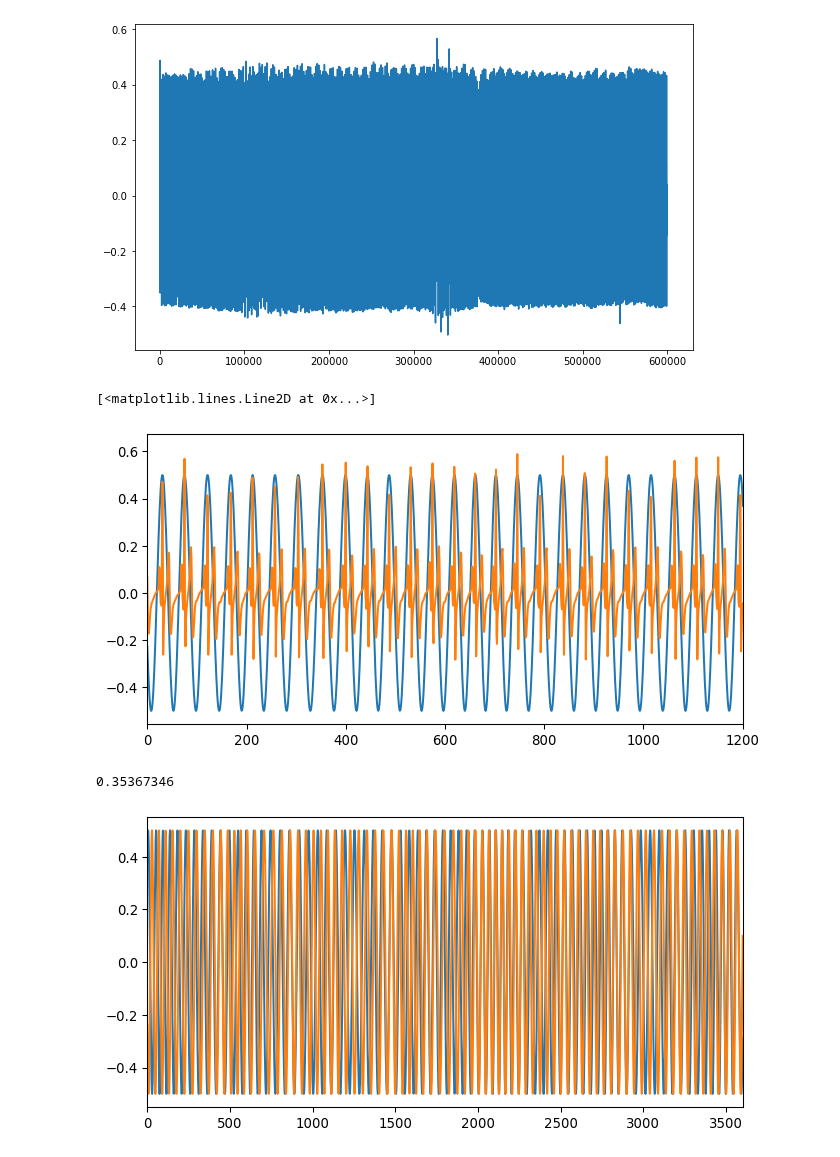
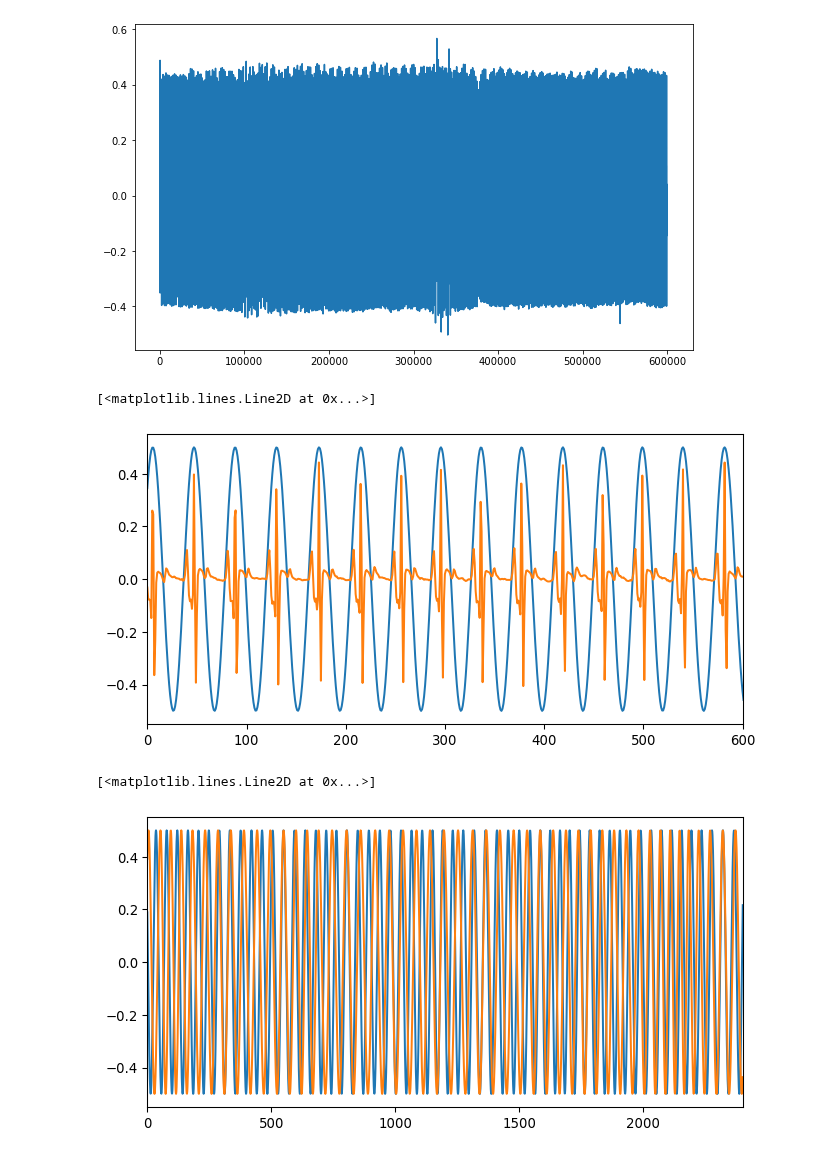
Before and after one commit to visserle/two-hearts, a Jupyter notebook: 01_preprocessing.ipynb, the cells around one changed output. Cells and saved outputs as stored; diff of their text form; code cells hidden in the pictures.

```diff
--- a/01_preprocessing.ipynb
+++ b/01_preprocessing.ipynb
@@ -182,25 +182,24 @@ plt.plot(ecg_gaze[0])
 # %%
 xlim1 = 0*sampling_rate/40
 xlim2 = 24*sampling_rate/40
 
 fig = plt.figure(figsize=(8,4), dpi=96)
 
-plt.xlim(xlim1, xlim2)
+plt.xlim(xlim1, xlim2/2)
 
-plt.plot(data_sit[2])
-plt.plot(ecg_sit[2][2*sampling_rate::40])
+plt.plot(data_sit[0])
+plt.plot(ecg_sit[0][2*sampling_rate::40])
 # %% [output]
 [<matplotlib.lines.Line2D at 0x...>]
-[figure, old version]
+[figure, new version]
 # %%
 fig = plt.figure(figsize=(8,4), dpi=96)
 
-plt.xlim(xlim1, xlim2*3)
+plt.xlim(xlim1, xlim2*2)
 test = np.array(data_gaze[0])
 
+plt.plot(data_gaze[0])
 plt.plot(data_gaze[1])
-plt.plot(data_gaze[3])
-np.std(data_sit.flatten())
 # %% [output]
-0.35367346
+[<matplotlib.lines.Line2D at 0x...>]
-[figure, old version]
+[figure, new version]
```
Also changed, not shown: 3 other files.
